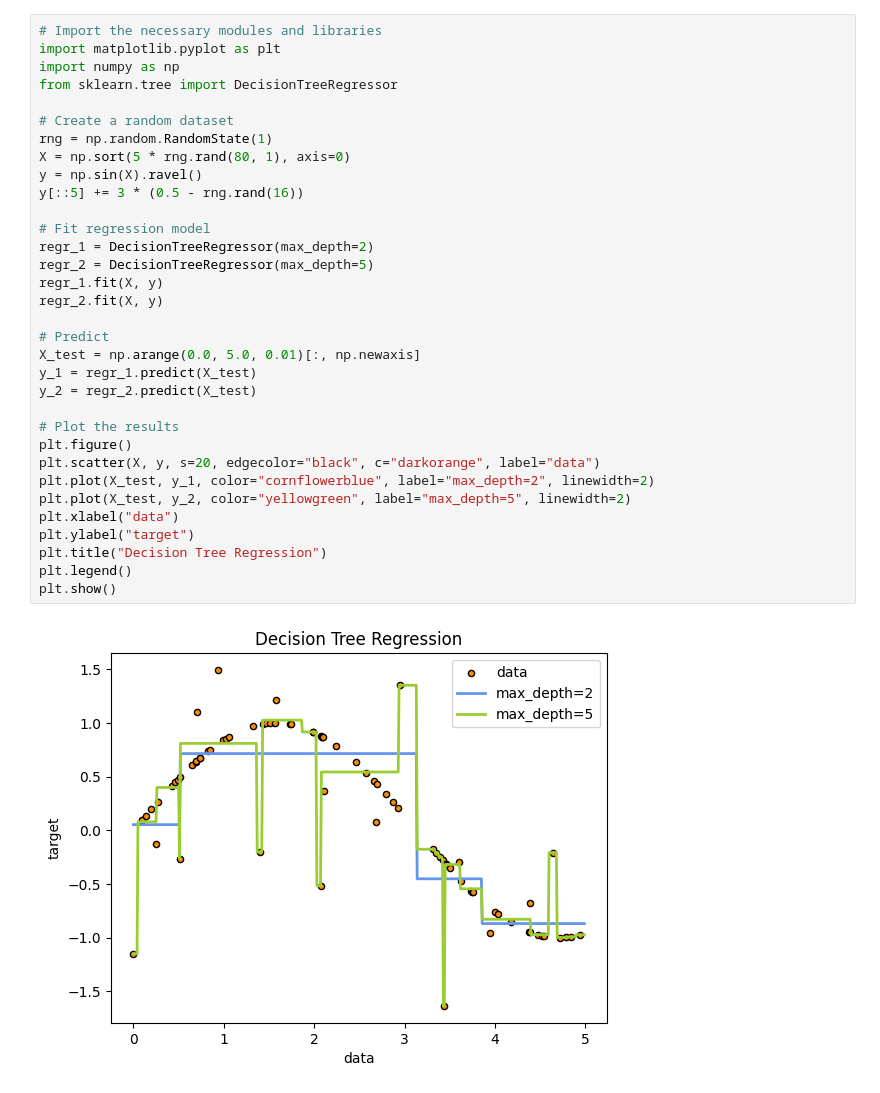
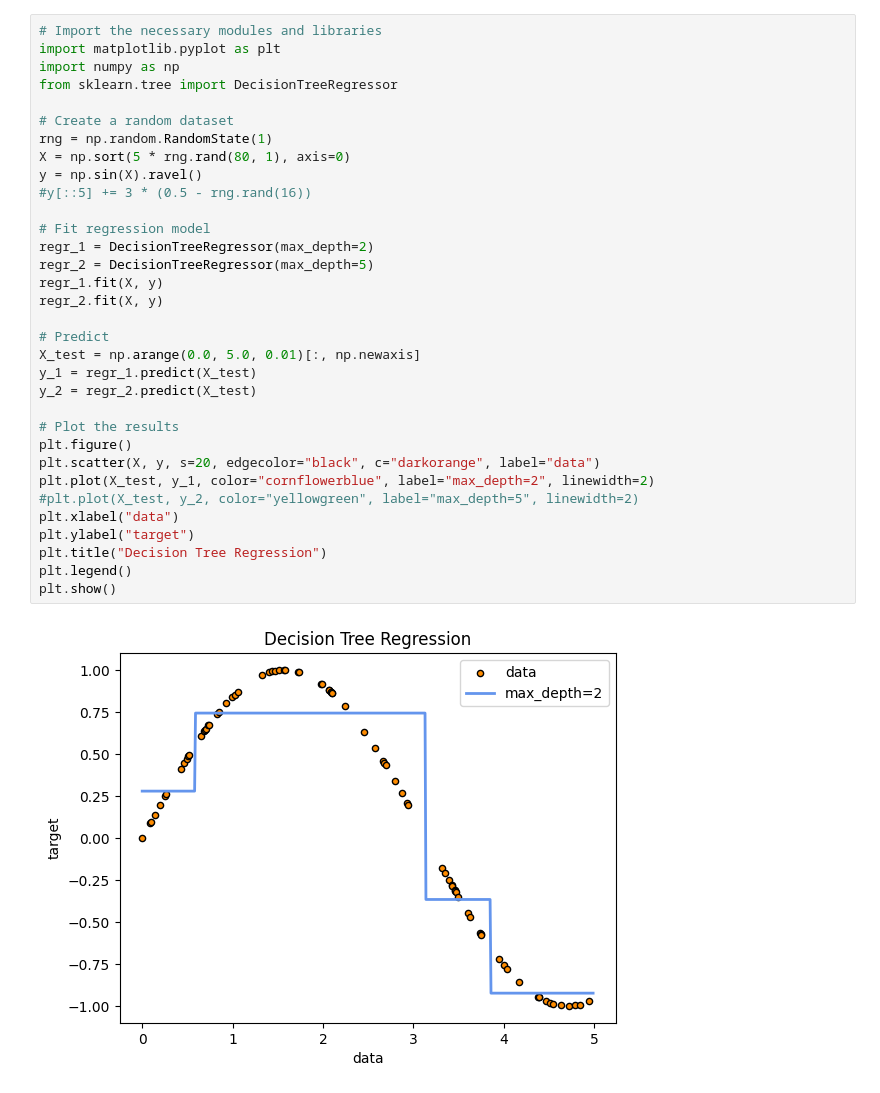
Before and after one commit to dmateos/notebooks, a Jupyter notebook: fitsinwave.ipynb, the cells around one changed output. Cells and saved outputs as stored; diff of their text form.

```diff
--- a/fitsinwave.ipynb
+++ b/fitsinwave.ipynb
@@ -3,36 +3,36 @@
 import matplotlib.pyplot as plt
 import numpy as np
 from sklearn.tree import DecisionTreeRegressor
 
 # Create a random dataset
 rng = np.random.RandomState(1)
 X = np.sort(5 * rng.rand(80, 1), axis=0)
 y = np.sin(X).ravel()
-y[::5] += 3 * (0.5 - rng.rand(16))
+#y[::5] += 3 * (0.5 - rng.rand(16))
 
 # Fit regression model
 regr_1 = DecisionTreeRegressor(max_depth=2)
 regr_2 = DecisionTreeRegressor(max_depth=5)
 regr_1.fit(X, y)
 regr_2.fit(X, y)
 
 # Predict
 X_test = np.arange(0.0, 5.0, 0.01)[:, np.newaxis]
 y_1 = regr_1.predict(X_test)
 y_2 = regr_2.predict(X_test)
 
 # Plot the results
 plt.figure()
 plt.scatter(X, y, s=20, edgecolor="black", c="darkorange", label="data")
 plt.plot(X_test, y_1, color="cornflowerblue", label="max_depth=2", linewidth=2)
-plt.plot(X_test, y_2, color="yellowgreen", label="max_depth=5", linewidth=2)
+#plt.plot(X_test, y_2, color="yellowgreen", label="max_depth=5", linewidth=2)
 plt.xlabel("data")
 plt.ylabel("target")
 plt.title("Decision Tree Regression")
 plt.legend()
 plt.show()
 # %% [output]
-[figure, old version]
+[figure, new version]
 # %%
 import torch
 import torch.nn as nn
```
Also changed, not shown: parts of 1 cell of this notebook.
